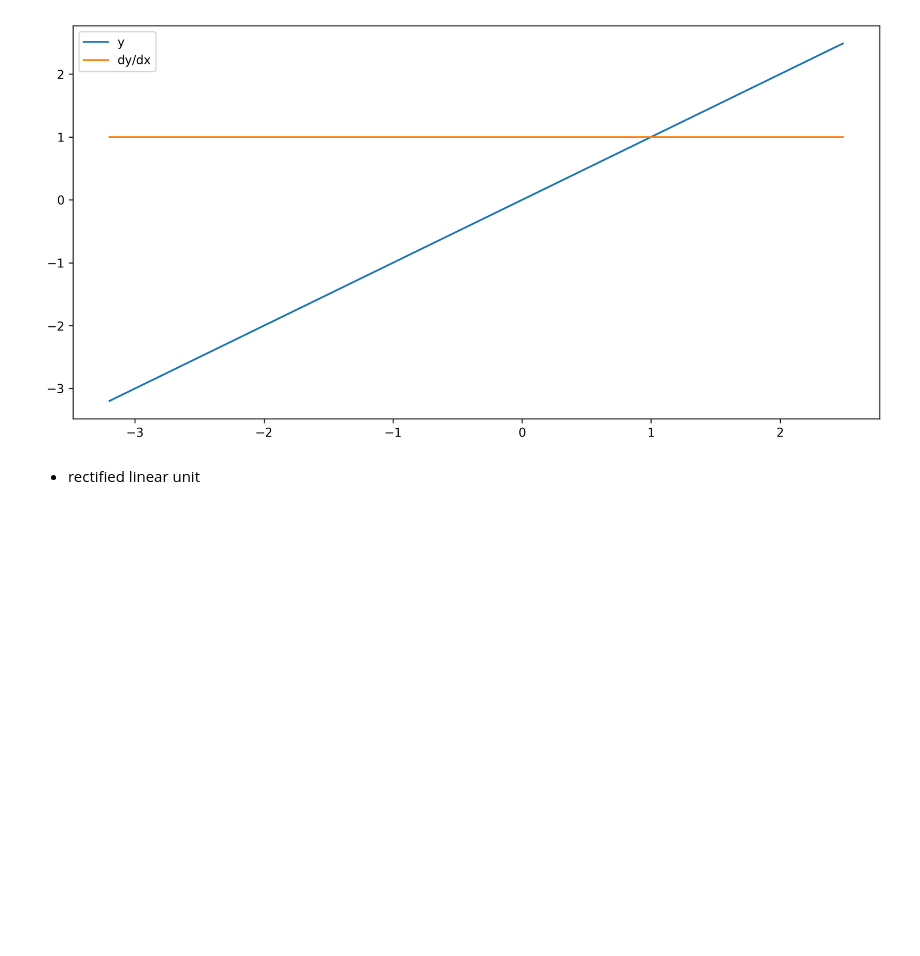
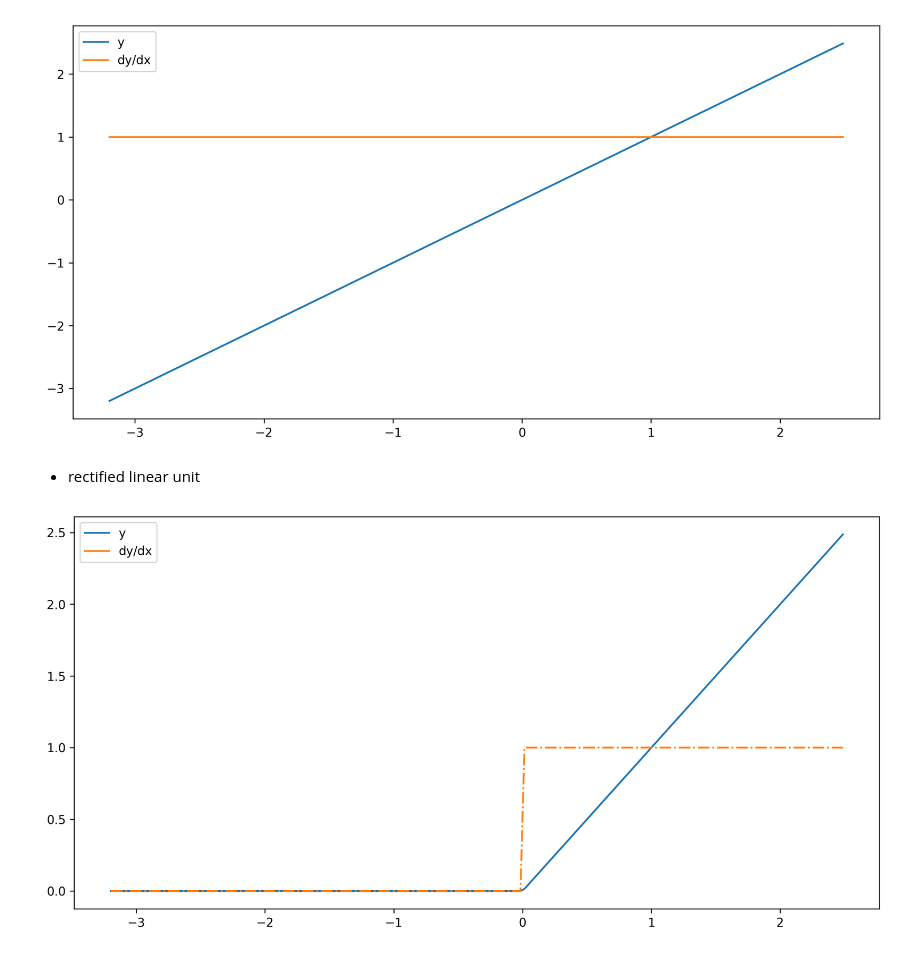
Before and after one commit to ashen007/DeepLearning-goes-deep, a Jupyter notebook: notebooks/activation/nn_activations.ipynb, the cells around one changed output. Drawn from its saved outputs; the diff is of its cells as text; code cells hidden in the pictures; blank space fills up the shorter version.

Commit message:
relu

```diff
--- a/notebooks/activation/nn_activations.ipynb
+++ b/notebooks/activation/nn_activations.ipynb
@@ -274,3 +274,13 @@ with tf.GradientTape() as tape:
     out = tf.nn.relu(tf.matmul(tf.transpose(weights), x) + delta)
 
 derivative_x = tape.jacobian(out, delta)
+# %%
+plt.figure(figsize=[12, 6], dpi=300)
+ax1 = sns.lineplot(x=x.numpy()[0], y=activated.numpy()[0], label='y')
+ax2 = sns.lineplot(x=x.numpy()[0], y=derivative_x.numpy()[0], label='dy/dx')
+ax2.lines[1].set_linestyle("dashdot")
+# plt.ylim(-1, 1)
+plt.savefig('../../images/activation/relu-singel-act.jpg')
+plt.show()
+# %% [output]
+[figure, added]
```
Also changed, not shown: 1 other file.
